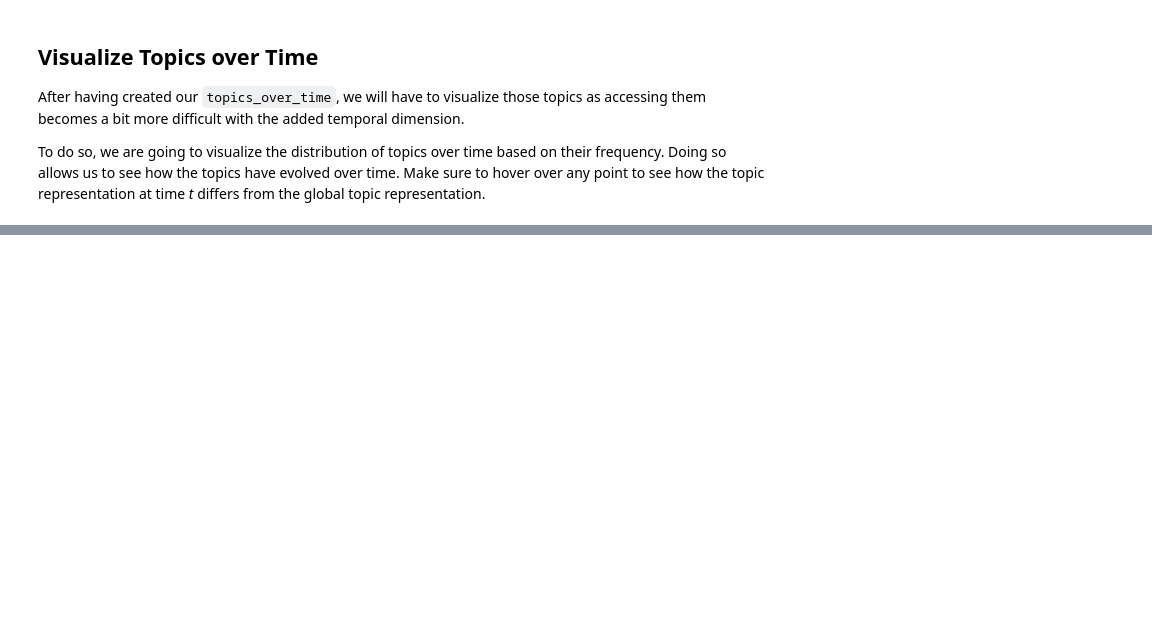
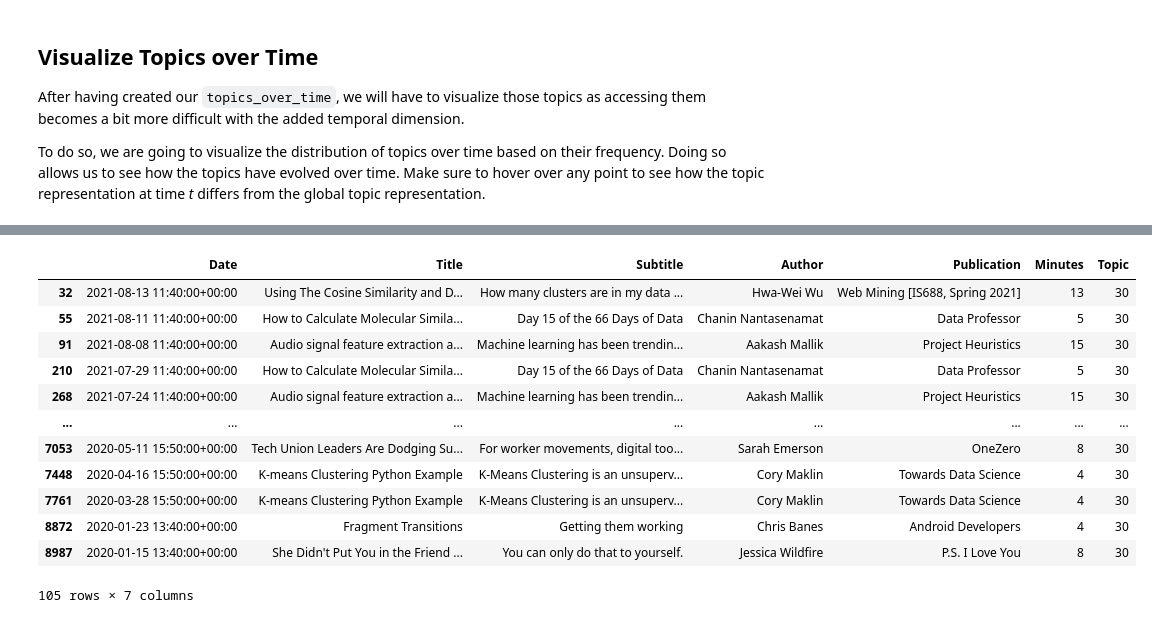
Before and after one commit to sejaldua/digesting-the-digest, a Jupyter notebook: BERTopic_DTM.ipynb, the cells around one changed output, grey strips where cells are left out. Drawn from its saved outputs; the diff is of its cells as text; code cells hidden in the pictures; blank space fills up the shorter version.

```diff
--- a/BERTopic_DTM.ipynb
+++ b/BERTopic_DTM.ipynb
@@ -150,0 +200,16 @@ topic_model.visualize_barchart(top_n_topics=9, n_words=5, height=800)
+# %%
+df[df['Topic'] == 30]
+# %% [output]
+|  | Date | Title | Subtitle | Author | Publication | Minutes | Topic |
+| 32 | 2021-08-13 11:40:00+00:00 | Using The Cosine Similarity and D... | How many clusters are in my data ... | Hwa-Wei Wu | Web Mining [IS688, Spring 2021] | 13 | 30 |
+| 55 | 2021-08-11 11:40:00+00:00 | How to Calculate Molecular Simila... | Day 15 of the 66 Days of Data | Chanin Nantasenamat | Data Professor | 5 | 30 |
+| 91 | 2021-08-08 11:40:00+00:00 | Audio signal feature extraction a... | Machine learning has been trendin... | Aakash Mallik | Project Heuristics | 15 | 30 |
+| 210 | 2021-07-29 11:40:00+00:00 | How to Calculate Molecular Simila... | Day 15 of the 66 Days of Data | Chanin Nantasenamat | Data Professor | 5 | 30 |
+| 268 | 2021-07-24 11:40:00+00:00 | Audio signal feature extraction a... | Machine learning has been trendin... | Aakash Mallik | Project Heuristics | 15 | 30 |
+| ... | ... | ... | ... | ... | ... | ... | ... |
+| 7053 | 2020-05-11 15:50:00+00:00 | Tech Union Leaders Are Dodging Su... | For worker movements, digital too... | Sarah Emerson | OneZero | 8 | 30 |
+| 7448 | 2020-04-16 15:50:00+00:00 | K-means Clustering Python Example | K-Means Clustering is an unsuperv... | Cory Maklin | Towards Data Science | 4 | 30 |
+| 7761 | 2020-03-28 15:50:00+00:00 | K-means Clustering Python Example | K-Means Clustering is an unsuperv... | Cory Maklin | Towards Data Science | 4 | 30 |
+| 8872 | 2020-01-23 13:40:00+00:00 | Fragment Transitions | Getting them working | Chris Banes | Android Developers | 4 | 30 |
+| 8987 | 2020-01-15 13:40:00+00:00 | She Didn't Put You in the Friend ... | You can only do that to yourself. | Jessica Wildfire | P.S. I Love You | 8 | 30 |
+105 rows × 7 columns
```
Also changed, not shown: parts of 11 cells of this notebook.
